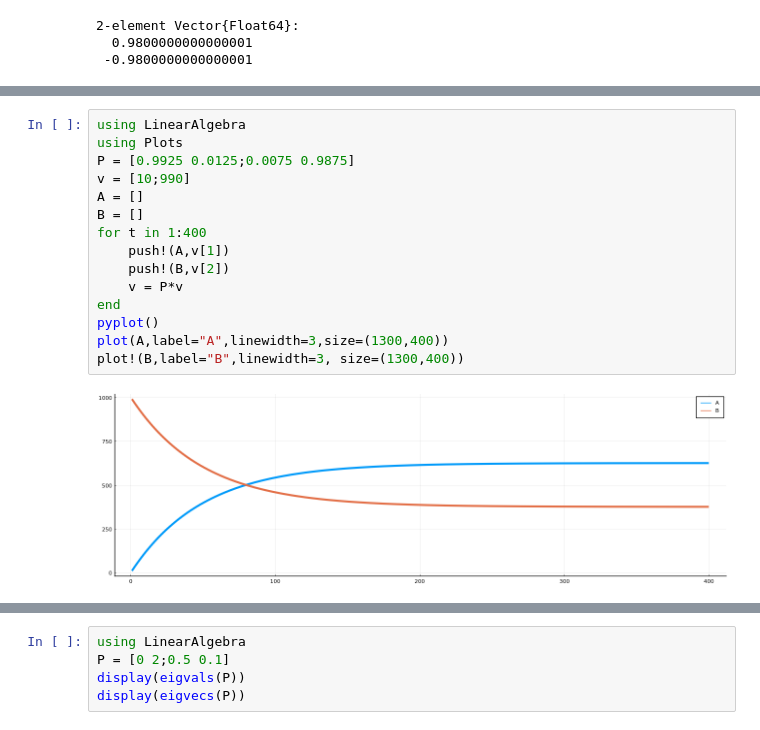
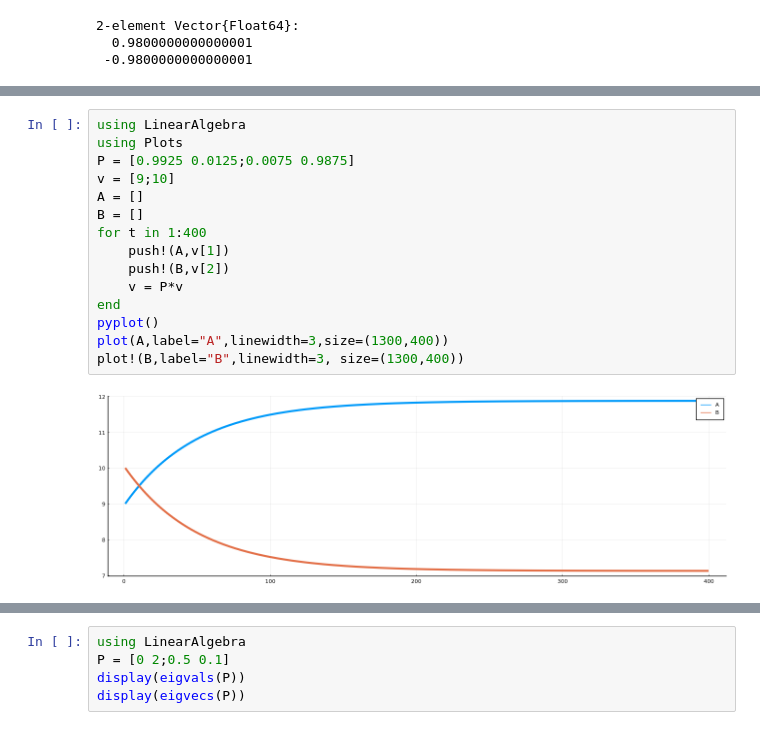
Before and after one commit to adhalanay/curs-biologie-2021, a Jupyter notebook: Cursul4.ipynb, the cells around one changed output, grey strips where cells are left out. Drawn from its saved outputs; the diff is of its cells as text.

```diff
--- a/Cursul4.ipynb
+++ b/Cursul4.ipynb
@@ -74,18 +74,18 @@ Pentru un model de populație, vectorul propriu dominant se numește distribuți
 # %%
 using LinearAlgebra
 using Plots
 P = [0.9925 0.0125;0.0075 0.9875]
-v = [10;990]
+v = [9;10]
 A = []
 B = []
 for t in 1:400
     push!(A,v[1])
     push!(B,v[2])
     v = P*v
 end
 pyplot()
 plot(A,label="A",linewidth=3,size=(1300,400))
 plot!(B,label="B",linewidth=3, size=(1300,400))
 # %% [output]
-[figure, old version]
+[figure, new version]
 # %% [markdown]
```
Also changed, not shown: parts of 7 cells of this notebook, 3 other files.
